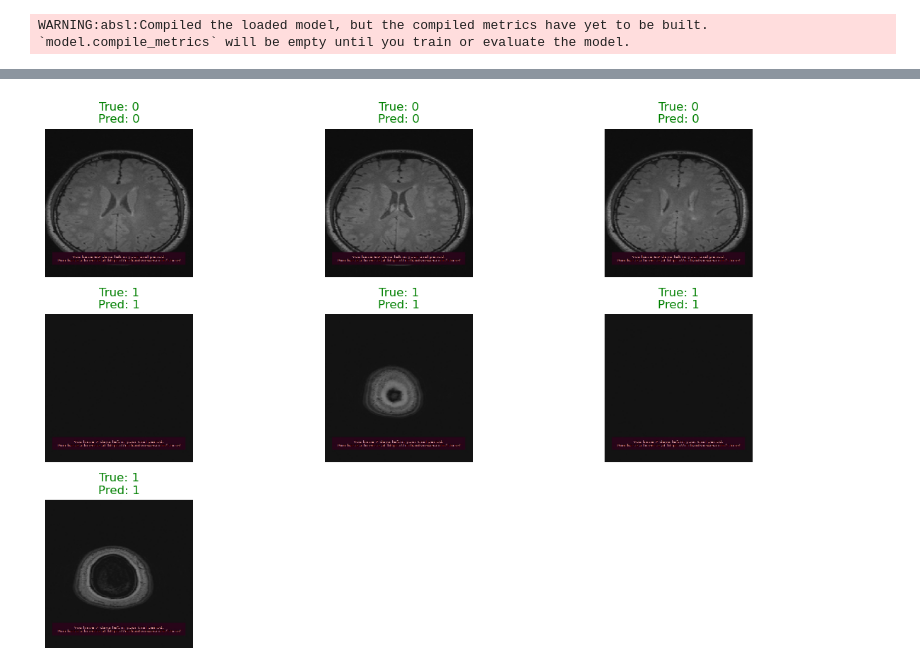
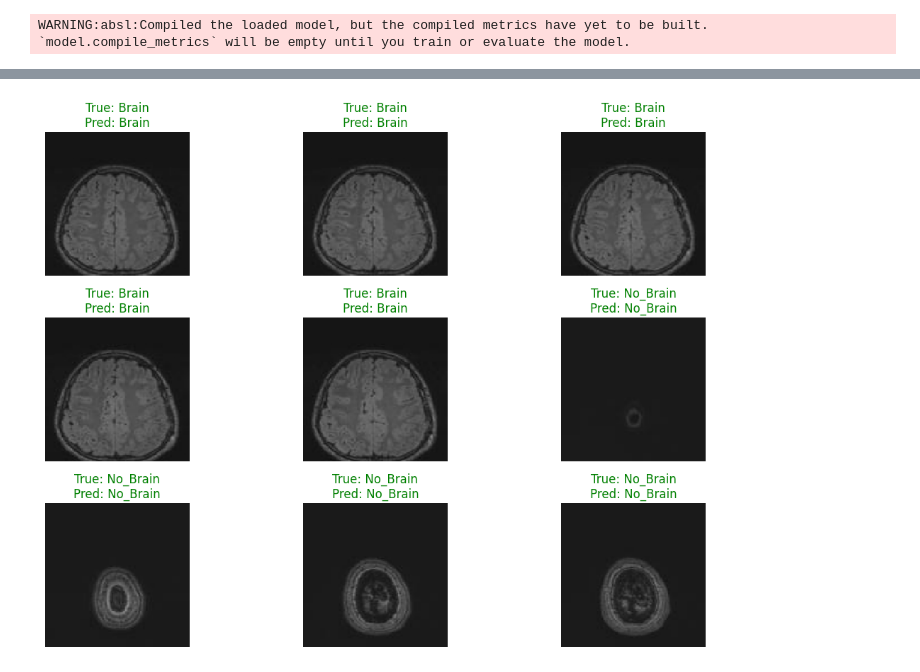
Before and after one commit to deiaamohamed/Brain-Tumor-Segmetation, a Jupyter notebook: Model_Stage1_Training.ipynb, the cells around one changed output, grey strips where cells are left out. Cells and saved outputs as stored; diff of their text form; code cells hidden in the pictures.

```diff
--- a/Model_Stage1_Training.ipynb
+++ b/Model_Stage1_Training.ipynb
@@ -83,15 +141,9 @@ WARNING:absl:You are saving your model as an HDF5 file via `model.save()` or `ke
 # %%
-import tensorflow as tf
-from tensorflow.keras.models import load_model
-from tensorflow.keras.preprocessing.image import ImageDataGenerator
-import numpy as np
-import matplotlib.pyplot as plt
-
 # Load the trained model
-model_path = r'D:\Brain\brain_classifier_final.h5'
+model_path = r'E:\brain_classifier_final_v2.h5'
 model = load_model(model_path)
 
-test_dir = r'D:\Brain\test'
+test_dir = r'E:\brain-tumor-mri-dataset\Brain-NoBrain\test'
 
 test_data_gen = ImageDataGenerator(rescale=1./255)
 
@@ -143 +195 @@ Test Loss: 0.0000
-[figure, old version]
+[figure, new version]
```
Also changed, not shown: parts of 6 cells of this notebook, 1 other file.
